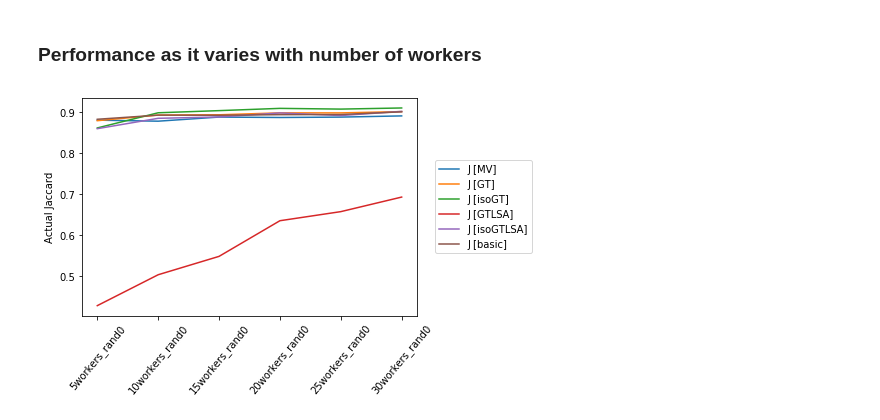
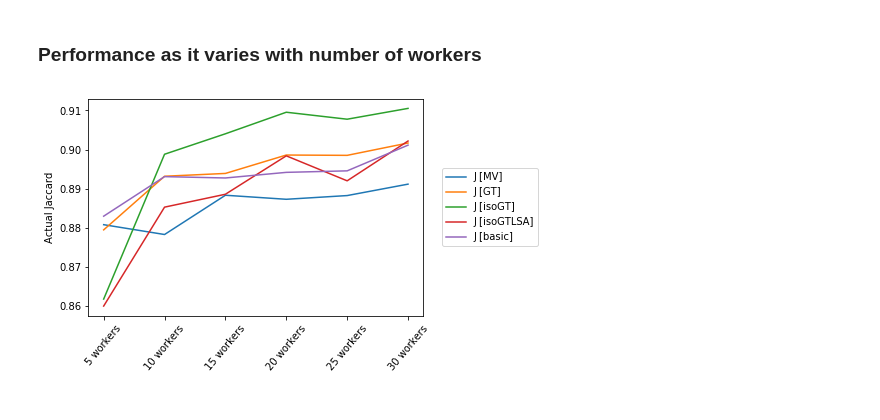
Before and after one commit to cognoscentai/segmentation, a Jupyter notebook: ipynb/PixelBasedGroundTruthExperiment.ipynb, the cells around one changed output. Cells and saved outputs as stored; diff of their text form; code cells hidden in the pictures.

```diff
--- a/ipynb/PixelBasedGroundTruthExperiment.ipynb
+++ b/ipynb/PixelBasedGroundTruthExperiment.ipynb
@@ -98,15 +98,16 @@ df.head()
 # %%
 Nworker_performance = df.groupby("num_workers").mean()
 metric_J = [metric for metric in metric_keys if 'J' in metric ]
 #Nworker_performance = Nworker_performance.reindex(['5workers_rand0','10workers_rand0','15workers_rand0','20workers_rand0','25workers_rand0','30workers_rand0'])
 for algo in metric_J:
-    plt.plot(np.array(Nworker_performance[algo]),label=algo)
+    if '[GTLSA]' not in algo:#exclude GTLSA for now
+        plt.plot(np.array(Nworker_performance[algo]),label=algo)
 plt.legend(bbox_to_anchor=(1.04,0.5),loc="center left")
 plt.ylabel("Actual Jaccard")
 plt.xticks(rotation=50)
-a = gca().set_xticklabels([0,'5workers_rand0','10workers_rand0','15workers_rand0','20workers_rand0','25workers_rand0','30workers_rand0'])
+a = gca().set_xticklabels([0,'5 workers','10 workers','15 workers','20 workers','25 workers','30 workers'])
 # %% [output]
-[figure, old version]
+[figure, new version]
 # %%
 def plot_PRcurve(objid,num_worker,sample_num=0):
     objdf = df[(df["num_workers"]==num_worker)&(df["sample_num"]==sample_num)&(df["objid"]==objid)]
```
Also changed, not shown: 1 other file.
